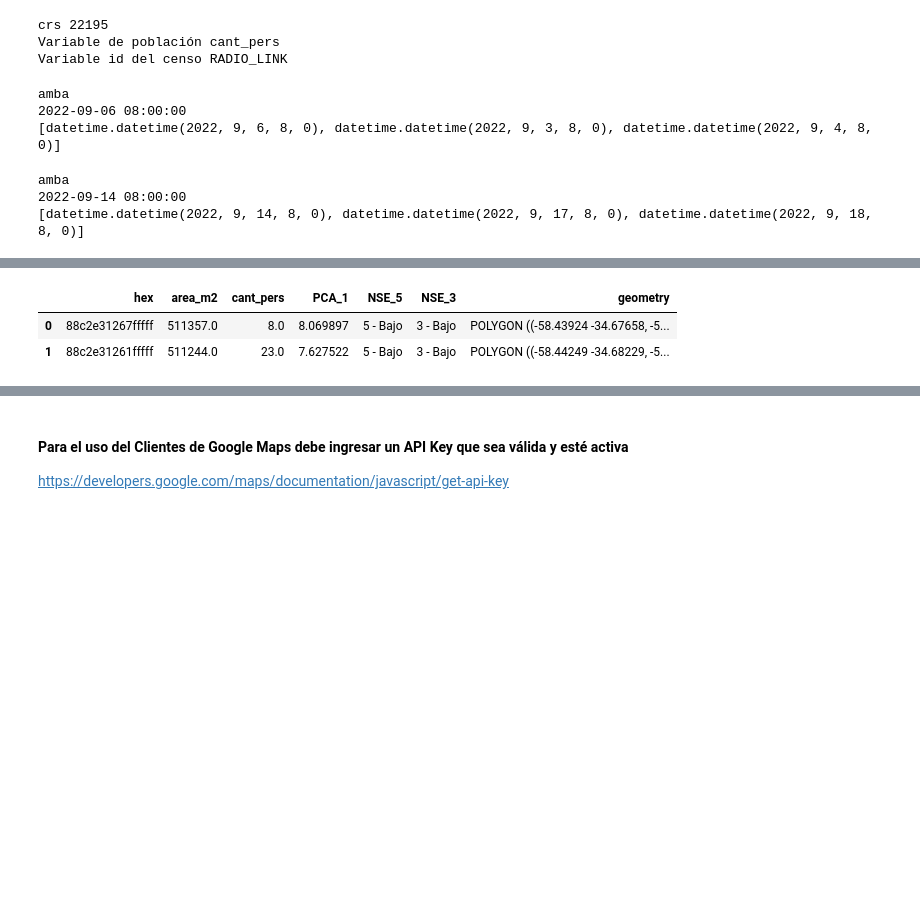
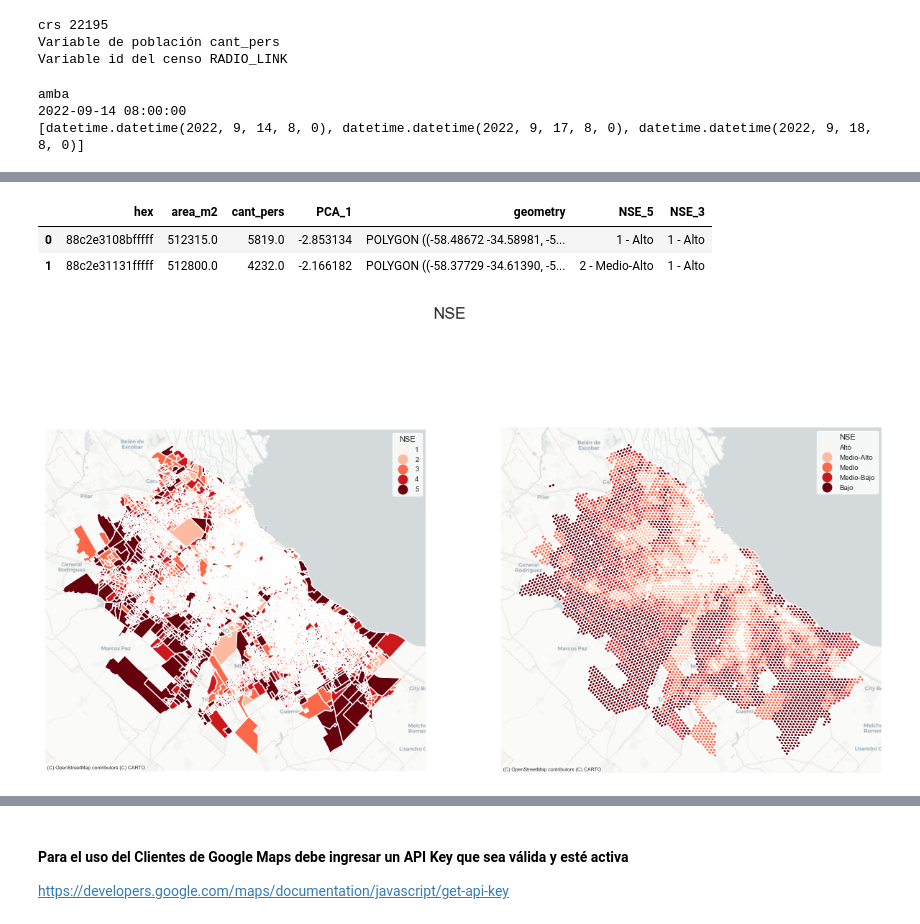
Before and after one commit to OMU-LATAM/Accesibilidad, a Jupyter notebook: notebooks/amba.ipynb, the cells around one changed output, grey strips where cells are left out. Saved outputs shown, nothing was run; the diff lists cells and outputs as text; code cells hidden in the pictures; blank space fills up the shorter version.

```diff
--- a/notebooks/amba.ipynb
+++ b/notebooks/amba.ipynb
@@ -63,21 +63,6 @@ print('Variable id del censo', id_censo)
 crs 22195
 Variable de población cant_pers
 Variable id del censo RADIO_LINK
-# %%
-# Fecha y horas para cálculo de tiempos de viaje a lo largo de un día completo (Miércoles, Sábado, Domingo)
-list_trip_datetime = [datetime.datetime(2022, 9, 6, 8, 0),
-                      datetime.datetime(2022, 9, 3, 8, 0),
-                      datetime.datetime(2022, 9, 4, 8, 0)]
-
-# Fecha y hora para cálculo de horas punta
-trip_datetime = datetime.datetime(2022, 9, 6, 8, 0)
-print(city)
-print(trip_datetime)
-print(list_trip_datetime)
-# %% [output]
-amba
-2022-09-06 08:00:00
-[datetime.datetime(2022, 9, 6, 8, 0), datetime.datetime(2022, 9, 3, 8, 0), datetime.datetime(2022, 9, 4, 8, 0)]
 # %%
 
 list_trip_datetime = [datetime.datetime(2022, 9, 14, 8, 0),
@@ -106,7 +91,7 @@ hexs = pyomu.calculate_nse_in_hexagons(censo,
                                       current_path = current_path,
                                       city=city,
                                       res=8,
-                                      run_always=False)
+                                      run_always=True)
 
 hexs.head(2)
 # %% [output]
@@ -115,6 +104,7 @@ Wall time: 532 ms
-|  | hex | area_m2 | cant_pers | PCA_1 | NSE_5 | NSE_3 | geometry |
-| 0 | 88c2e31267fffff | 511357.0 | 8.0 | 8.069897 | 5 - Bajo | 3 - Bajo | POLYGON ((-58.43924 -34.67658, -5... |
-| 1 | 88c2e31261fffff | 511244.0 | 23.0 | 7.627522 | 5 - Bajo | 3 - Bajo | POLYGON ((-58.44249 -34.68229, -5... |
+|  | hex | area_m2 | cant_pers | PCA_1 | geometry | NSE_5 | NSE_3 |
+| 0 | 88c2e3108bfffff | 512315.0 | 5819.0 | -2.853134 | POLYGON ((-58.48672 -34.58981, -5... | 1 - Alto | 1 - Alto |
+| 1 | 88c2e31131fffff | 512800.0 | 4232.0 | -2.166182 | POLYGON ((-58.37729 -34.61390, -5... | 2 - Medio-Alto | 1 - Alto |
+[figure, added]
 # %%
 densidad_actividad = pyomu.calculate_activity_density(hexs,
                                                        tags = {'amenity':True},
```
Also changed, not shown: parts of 10 cells of this notebook.
